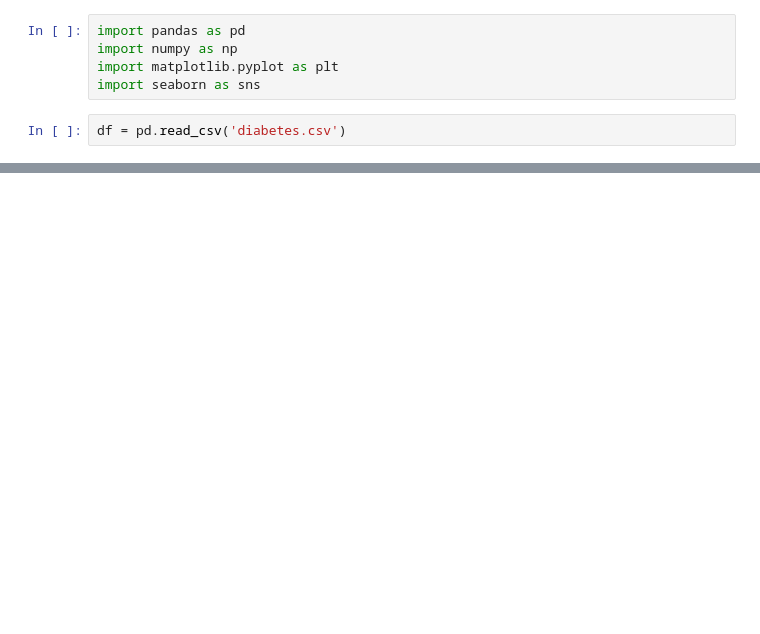
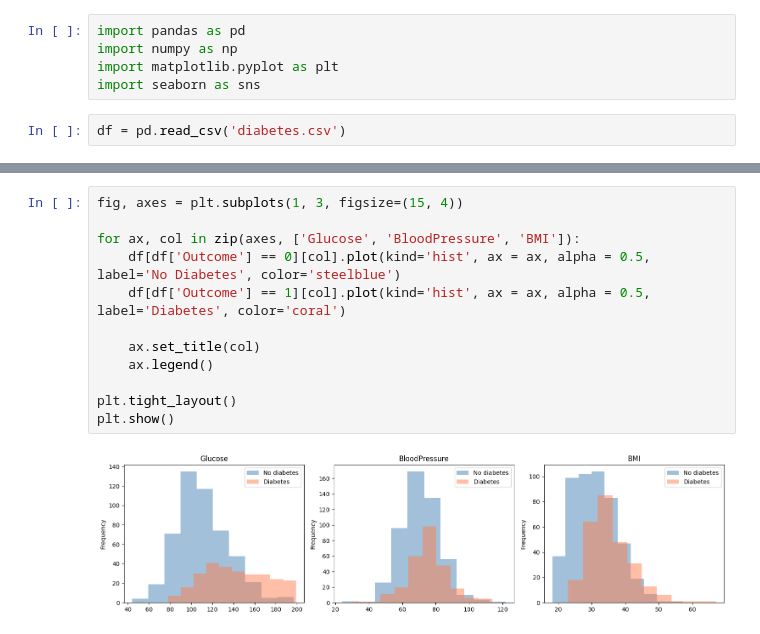
Before and after one commit to vuongj321/diabetes-prediction, a Jupyter notebook: diabetes.ipynb, the cells around one changed output, grey strips where cells are left out. Saved outputs shown, nothing was run; the diff lists cells and outputs as text; blank space fills up the shorter version.

Commit message:
Add histograms for glucose, blood pressure, and BMI

```diff
--- a/diabetes.ipynb
+++ b/diabetes.ipynb
@@ -30,0 +80,14 @@ print(df.shape)
+# %%
+fig, axes = plt.subplots(1, 3, figsize=(15, 4))
+
+for ax, col in zip(axes, ['Glucose', 'BloodPressure', 'BMI']):
+    df[df['Outcome'] == 0][col].plot(kind='hist', ax = ax, alpha = 0.5, label='No Diabetes', color='steelblue')
+    df[df['Outcome'] == 1][col].plot(kind='hist', ax = ax, alpha = 0.5, label='Diabetes', color='coral')
+
+    ax.set_title(col)
+    ax.legend()
+
+plt.tight_layout()
+plt.show()
+# %% [output]
+[figure, added]
```
Also changed, not shown: parts of 6 cells of this notebook.
